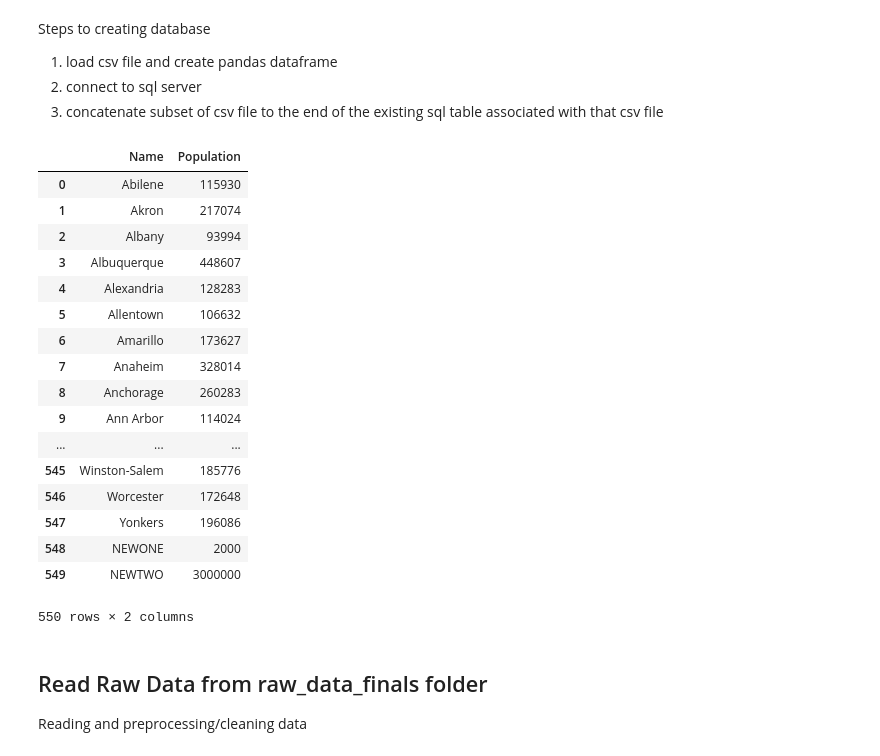
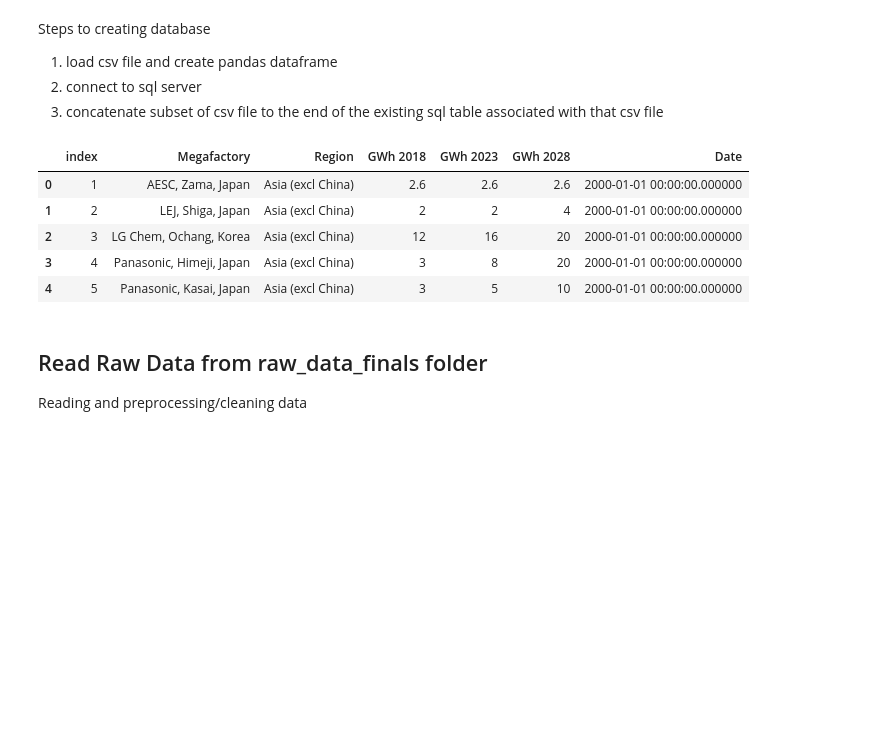
Before and after one commit to chiemiko/metals-research, a Jupyter notebook: SQLite3 Practice.ipynb, the cells around one changed output. Saved outputs shown, nothing was run; the diff lists cells and outputs as text; code cells hidden in the pictures; blank space fills up the shorter version.

```diff
--- a/SQLite3 Practice.ipynb
+++ b/SQLite3 Practice.ipynb
@@ -44,36 +47,24 @@ Steps to creating database
 # %%
 # Conversion of FINAL-SQL file to pandas for dates range
 
 # !?? NOTE WILL CONVERT dataframe of query (date file only) to pandas
 # pandas extraction of NEW ROW INDICES ONLY to be appended to all sql
 # table files
 
 # create new sql statement to insert/append where clause from indices
 
-df = pd.read_sql_query('SELECT * from census;', connection)
-df
+df = pd.read_sql_query('SELECT * from battery_cap;', connection)
+df.head()
 
 #stmt = select([census])
 #conn = sqlite3.connect("flights.db")
 # %% [output]
-|  | Name | Population |
-| 0 | Abilene | 115930 |
-| 1 | Akron | 217074 |
-| 2 | Albany | 93994 |
-| 3 | Albuquerque | 448607 |
-| 4 | Alexandria | 128283 |
-| 5 | Allentown | 106632 |
-| 6 | Amarillo | 173627 |
-| 7 | Anaheim | 328014 |
-| 8 | Anchorage | 260283 |
-| 9 | Ann Arbor | 114024 |
-| ... | ... | ... |
-| 545 | Winston-Salem | 185776 |
-| 546 | Worcester | 172648 |
-| 547 | Yonkers | 196086 |
-| 548 | NEWONE | 2000 |
-| 549 | NEWTWO | 3000000 |
+|  | index | Megafactory | Region | GWh 2018 | GWh 2023 | GWh 2028 | Date |
+| 0 | 1 | AESC, Zama, Japan | Asia (excl China) | 2.6 | 2.6 | 2.6 | 2000-01-01 00:00:00.000000 |
+| 1 | 2 | LEJ, Shiga, Japan | Asia (excl China) | 2 | 2 | 4 | 2000-01-01 00:00:00.000000 |
+| 2 | 3 | LG Chem, Ochang, Korea | Asia (excl China) | 12 | 16 | 20 | 2000-01-01 00:00:00.000000 |
+| 3 | 4 | Panasonic, Himeji, Japan | Asia (excl China) | 3 | 8 | 20 | 2000-01-01 00:00:00.000000 |
+| 4 | 5 | Panasonic, Kasai, Japan | Asia (excl China) | 3 | 5 | 10 | 2000-01-01 00:00:00.000000 |
-550 rows × 2 columns
 # %% [markdown]
 ## Read Raw Data from raw_data_finals folder
 
```
Also changed, not shown: parts of 11 cells of this notebook, 18 other files.
